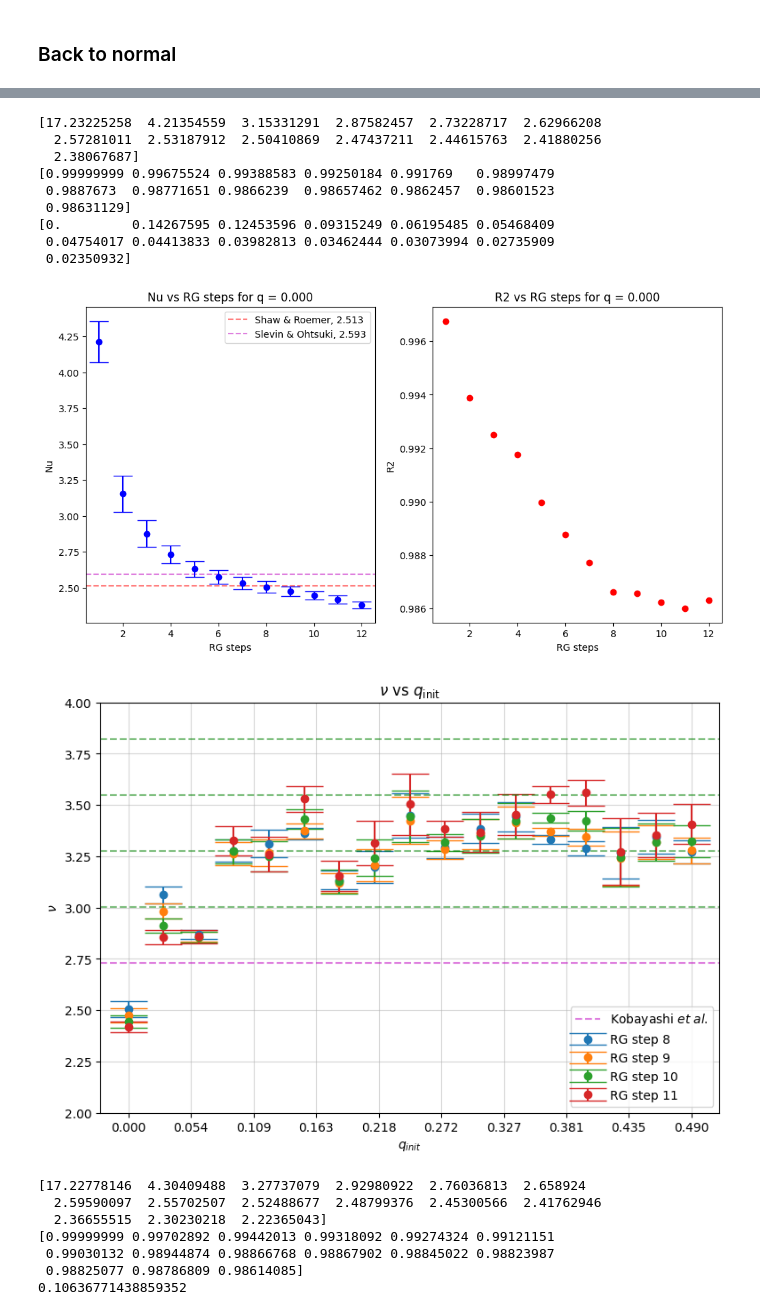
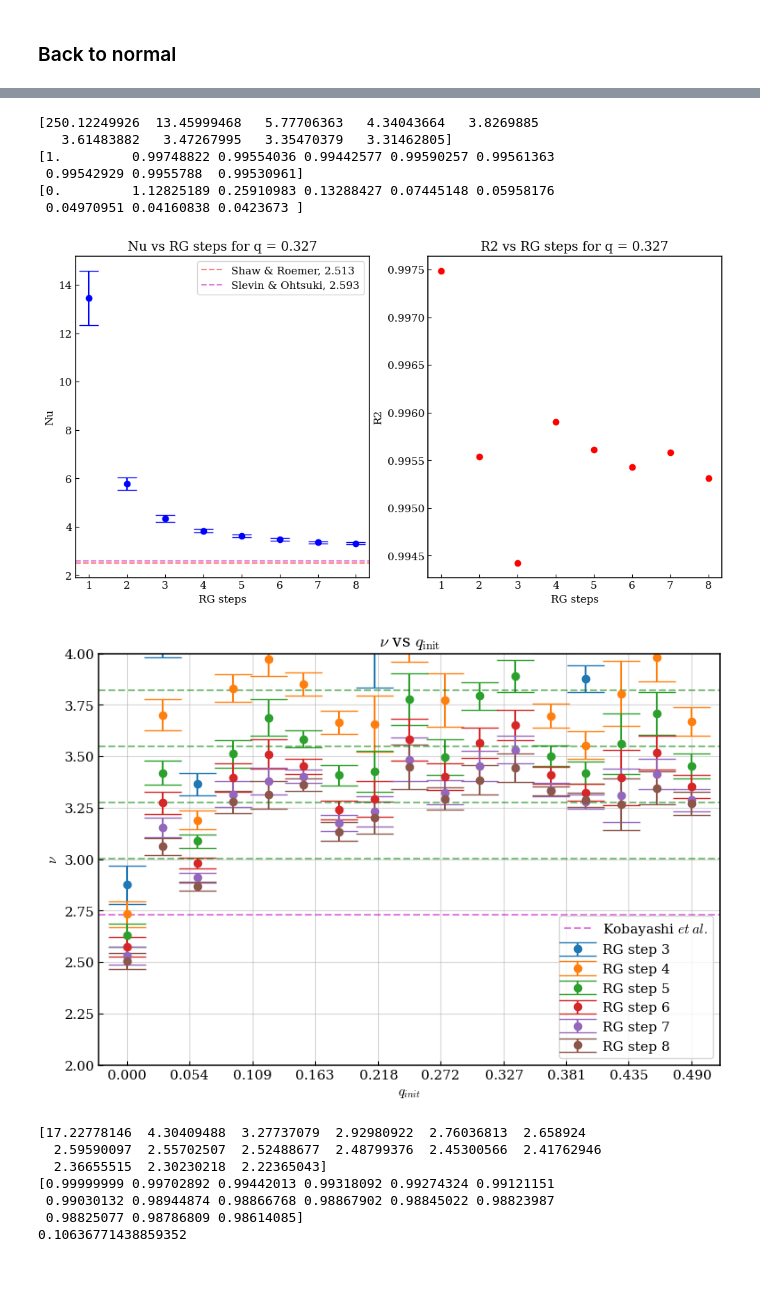
Before and after one commit to Sarkar-shreyas/PX402-RGCC, a Jupyter notebook: test_qshe.ipynb, the cells around one changed output, grey strips where cells are left out. Saved outputs shown, nothing was run; the diff lists cells and outputs as text; code cells hidden in the pictures; blank space fills up the shorter version.

```diff
--- a/test_qshe.ipynb
+++ b/test_qshe.ipynb
@@ -2178,0 +2356,10 @@ Nu at q = 0 is 2.486 and R2 = 0.989
+# %%
+slopediffs = logslope[:, 1:] - logslope[:, :-1]
+nueff = 1 / ((slopediffs/np.log(2))+1)
+# print(logsize)
+# slopediffs = logslope[0, :] / logsize
+testslope = np.polyfit(logsize[2:8], logslope[0, 2:8], 1)[-2]
+testnu = 1 / (testslope+1)
+print(testnu)
+# print(1 / (testslope+1))
+# print(nueff.shape)
@@ -2178,0 +2446,28 @@ Nu at q = 0 is 2.486 and R2 = 0.989
+# %%
+plt.figure(figsize=(8, 6))
+qsee = 23
+pcs = fits[:, :-1]
+print(fits[qsee, :])
+pc = np.mean(pcs, axis=1)
+sigmapc = np.std(pcs, axis=1)
+# print(pc, sigmapc)
+# plt.errorbar(qgamma, pc, sigmapc, linestyle="none", marker="o", color="r", capsize=10)
+for k in actual_k[:-1]:
+    plt.plot(gs, zdata[qsee, :, k, 0], label=f"Step {k}")
+    x = pc * (sys_size[k - actual_k[0]] ** (1 /np.mean(nueff, axis=0)[k-actual_k[0]]))
+
+
+# print(np.argwhere(np.abs(gs - pc[qsee]) <= 2e-3))
+# print(pc[qsee])
+plt.axvline(pc[qsee], linestyle="--", color="r", alpha=0.5, label=f"$p_c$ = {pc[qsee]:.3f}")
+# plt.xlim((pc[qsee] - 0.001, pc[qsee]+0.001))
+# plt.ylim((-2.0, 0.0))
+plt.xlabel("p")
+# plt.xticks(qgamma[::5])
+plt.ylabel("z")
+plt.title(f"z(p) vs p for q = {qgamma[qsee]:.3f}")
+plt.tight_layout()
+plt.grid(alpha=0.5)
+plt.legend(bbox_to_anchor=(1.25, 1.0))
+plt.show()
+close_old_plots()
@@ -2661,7 +2780,7 @@ def get_nus(numsteps, fits, ps, choiceq, zdata):
     return met
 
 # mets = np.empty(shape=(fits.shape[0], numsteps, 4))
-endstep = 13
+endstep = 9
 mets = np.empty(shape=(fits.shape[0], endstep, 4))
 for i in range(qgamma.size):
     # mets[i, :, :] = get_nus(numsteps, fits, gs, i, zdata)
@@ -2767,7 +2884,7 @@ rmeterrs = np.std(rmets, axis=1)
 # %%
 # Nus
 # plt.errorbar(qgamma, np.unique(numets[:, 0]), numeterrs,linestyle="none", capsize=20)
-qview = 0
+qview = 32
 fig, (ax0, ax1) = plt.subplots(1, 2, figsize=(12, 6))
 h0 = ax0.axhline(2.513, linestyle="--", color="r", label="Shaw & Roemer, 2.513", alpha=0.5)
 h1 = ax0.axhline(2.593, linestyle="--", color="m", label="Slevin & Ohtsuki, 2.593", alpha=0.5)
@@ -2786,51 +2903,48 @@ ax0.legend()
 plt.show()
 # plt.show()
 # %% [output]
-[17.23225258  4.21354559  3.15331291  2.87582457  2.73228717  2.62966208
-  2.57281011  2.53187912  2.50410869  2.47437211  2.44615763  2.41880256
-  2.38067687]
-[0.99999999 0.99675524 0.99388583 0.99250184 0.991769   0.98997479
- 0.9887673  0.98771651 0.9866239  0.98657462 0.9862457  0.98601523
- 0.98631129]
-[0.         0.14267595 0.12453596 0.09315249 0.06195485 0.05468409
- 0.04754017 0.04413833 0.03982813 0.03462444 0.03073994 0.02735909
- 0.02350932]
+[250.12249926  13.45999468   5.77706363   4.34043664   3.8269885
+   3.61483882   3.47267995   3.35470379   3.31462805]
+[1.         0.99748822 0.99554036 0.99442577 0.99590257 0.99561363
+ 0.99542929 0.9955788  0.99530961]
+[0.         1.12825189 0.25910983 0.13288427 0.07445148 0.05958176
+ 0.04970951 0.04160838 0.0423673 ]
-[figure, old version]
+[figure, new version]
 # %%
 # close_old_plots()
 # nustep = 10
 indexskip = 3
 fig, ax = plt.subplots(figsize=(9, 6))
-startnu = 8
-endnu = 12
+startnu = 3
+endnu = 9
 for nustep in range(startnu, endnu):
     plt.errorbar(qgamma[::indexskip], numets[::indexskip, nustep], numeterrs[::indexskip, nustep], linestyle="none", capsize=15, marker="o", label=f"RG step {nustep}")
 # plt.errorbar(qgamma[::indexskip], numets[::indexskip, nustep], numeterrs[::indexskip], linestyle="none", capsize=15, marker="o", label=f"RG step {nustep}")
 # plt.yticks(np.round(np.linspace(np.min(numets[:, nustep]), np.max(numets[:, nustep]), 10), 3))
 plt.xticks(np.round(np.linspace(np.min(qgamma), np.max(qgamma), 10), 3))
 plt.xlabel(r"$q_{init}$")
 plt.ylabel(r"$\nu$")
 plt.grid(alpha=0.5)
 plt.axhline(2.73, linestyle="--", color="m", alpha=0.5, label=r"Kobayashi $\it{et\; al.}$")
 # plt.axhline()
 gap = 2.73 - np.min(numets[::indexskip, 5:]) * 1.01
 up20 = 2.73 * 1.2
 up10 = 2.73 * 1.1
 plt.axhline(up10, linestyle="--", color="g", alpha=0.5)
 plt.axhline(up20, linestyle="--", color="g", alpha=0.5)
 plt.axhline(2.73*1.3, linestyle="--", color="g", alpha=0.5)
 plt.axhline(2.73*1.4, linestyle="--", color="g", alpha=0.5)
 # ax.set_yticks(np.linspace(2.73-gap, np.max(numets[::indexskip, 6:])*1.01, 8))
 # cticks = ax.get_yticks()
 # newticks = sorted(list(np.round(cticks, 3))+[2.73])
 plt.ylim((2.0, 4.0))
 # plt.yticks(ticks=newticks)
 plt.legend(loc="lower right")
 plt.title(f"$\\nu$ vs $q_{{\\text{{init}}}}$")
 # fig.savefig(f"{root_dir}/report/nu_vs_q.pdf")
 plt.show()
 # %% [output]
-[figure, old version]
+[figure, new version]
 # %%
 # Nus
 # plt.errorbar(qgamma, np.unique(numets[:, 0]), numeterrs,linestyle="none", capsize=20)
```
Also changed, not shown: parts of 38 cells of this notebook.
